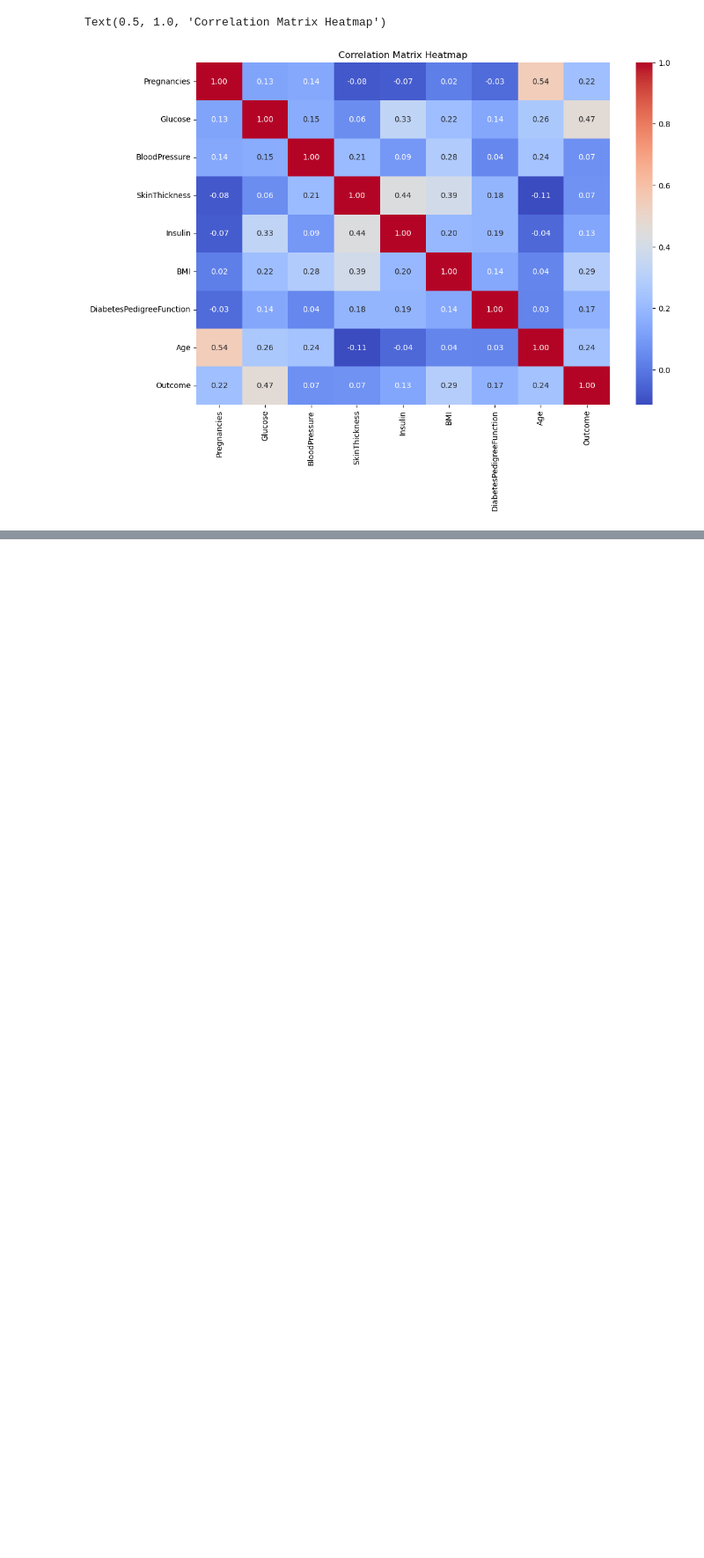
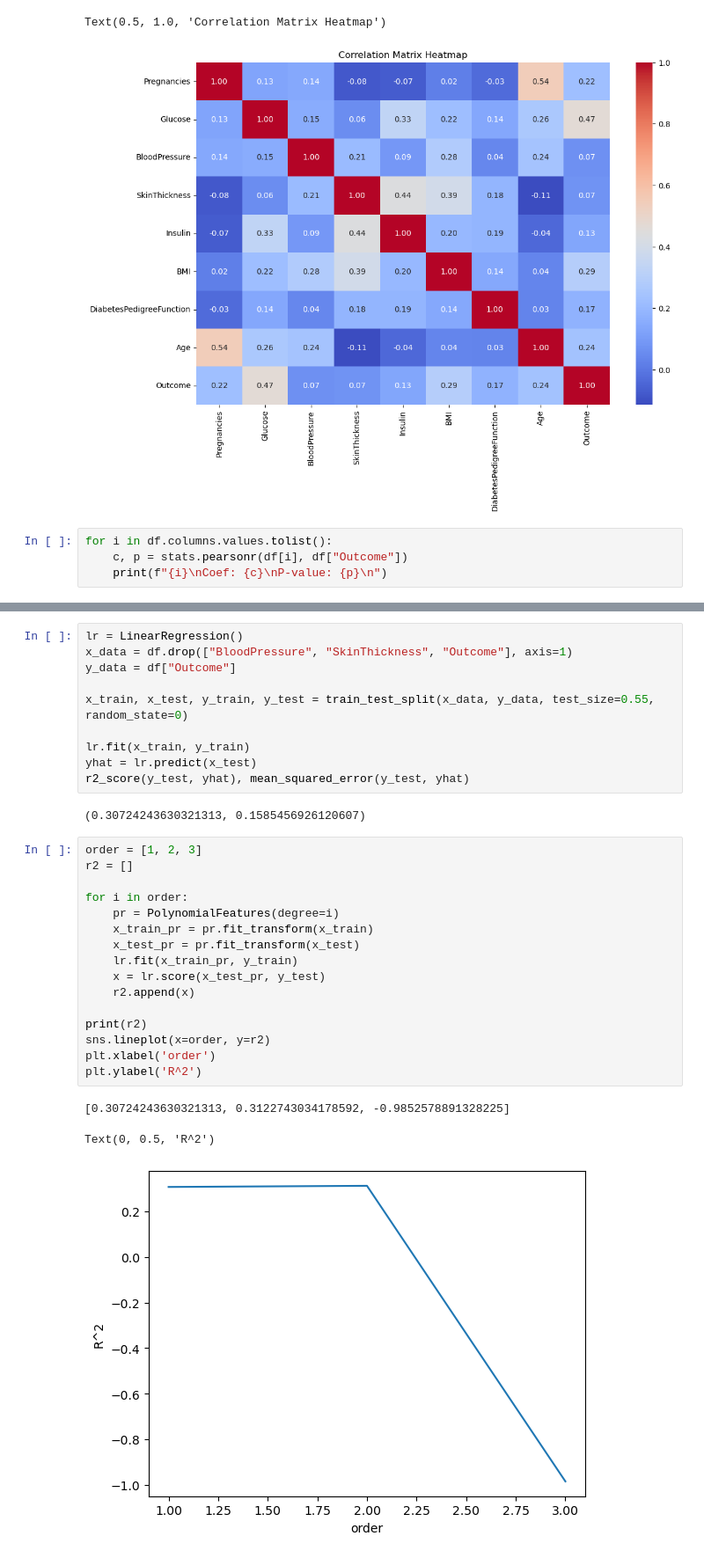
Before and after one commit to zahra-ahmadbeigloo/Data-analysis-projects, a Jupyter notebook: NIDDK-Data-Analysis/NIDDK-Data-Analysis.ipynb, the cells around one changed output, grey strips where cells are left out. Shown: that part at 88% size. Drawn from its saved outputs; the diff is of its cells as text; blank space fills up the shorter version.

```diff
--- a/NIDDK-Data-Analysis/NIDDK-Data-Analysis.ipynb
+++ b/NIDDK-Data-Analysis/NIDDK-Data-Analysis.ipynb
@@ -149,3 +161,7 @@ plt.title('Correlation Matrix Heatmap')
 # %% [output]
 Text(0.5, 1.0, 'Correlation Matrix Heatmap')
 [figure]
+# %%
+for i in df.columns.values.tolist():
+    c, p = stats.pearsonr(df[i], df["Outcome"])
+    print(f"{i}\nCoef: {c}\nP-value: {p}\n")
@@ -151,0 +186,32 @@ Text(0.5, 1.0, 'Correlation Matrix Heatmap')
+# %%
+lr = LinearRegression()
+x_data = df.drop(["BloodPressure", "SkinThickness", "Outcome"], axis=1)
+y_data = df["Outcome"]
+
+x_train, x_test, y_train, y_test = train_test_split(x_data, y_data, test_size=0.55, random_state=0)
+
+lr.fit(x_train, y_train)
+yhat = lr.predict(x_test)
+r2_score(y_test, yhat), mean_squared_error(y_test, yhat)
+# %% [output]
+(0.30724243630321313, 0.1585456926120607)
+# %%
+order = [1, 2, 3]
+r2 = []
+
+for i in order:
+    pr = PolynomialFeatures(degree=i)
+    x_train_pr = pr.fit_transform(x_train)
+    x_test_pr = pr.fit_transform(x_test)
+    lr.fit(x_train_pr, y_train)
+    x = lr.score(x_test_pr, y_test)
+    r2.append(x)
+
+print(r2)
+sns.lineplot(x=order, y=r2)
+plt.xlabel('order')
+plt.ylabel('R^2')
+# %% [output]
+[0.30724243630321313, 0.3122743034178592, -0.9852578891328225]
+Text(0, 0.5, 'R^2')
+[figure, added]
```
Also changed, not shown: parts of 6 cells of this notebook.
